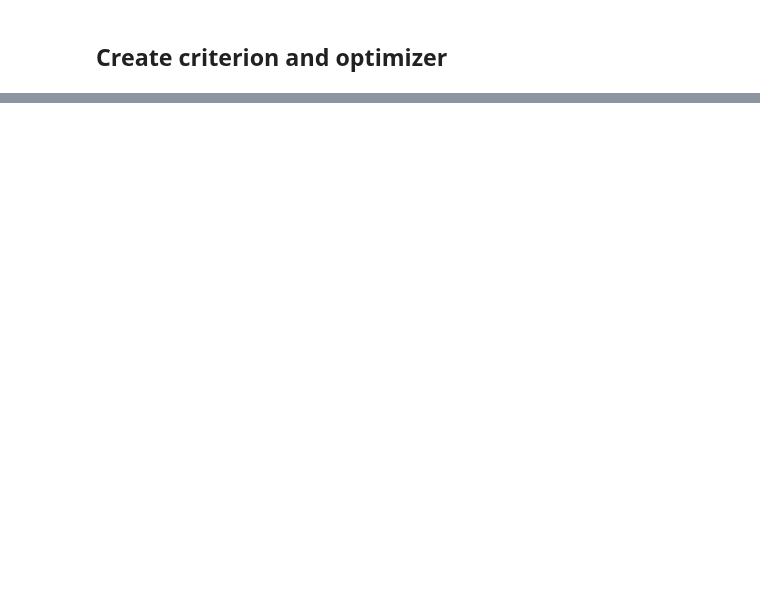
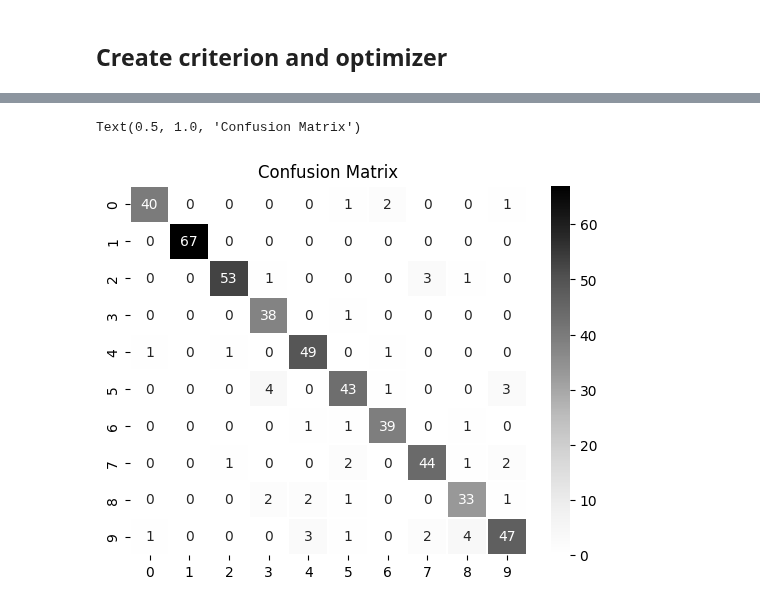
Before and after one commit to mohamedyosef101/learning_area, a Jupyter notebook: PyTorch/02_CNN.ipynb, the cells around one changed output, grey strips where cells are left out. Cells and saved outputs as stored; diff of their text form; code cells hidden in the pictures; blank space fills up the shorter version.

```diff
--- a/PyTorch/02_CNN.ipynb
+++ b/PyTorch/02_CNN.ipynb
@@ -229,0 +370,26 @@ Loss: tensor(2.2576, grad_fn=<NllLossBackward0>)
+# %%
+# confusion matrix
+def confusion_matrix(model, test_data):
+  torch.no_grad() # disable gradient computing
+  model.eval()
+
+  preds, actuals = [], []
+
+  for image, label in test_data:
+    image = image.unsqueeze(0) # add 1 dimension for batching
+    out = model(image)
+
+    pred = torch.max(out, dim=1)[1].item()
+    preds.append(pred)
+    actuals.append(label)
+
+  return metrics.confusion_matrix(preds, actuals)
+
+
+# get the plot
+sns.heatmap(confusion_matrix(model1, mnist_test), linewidths=0.1,
+            annot=True, fmt='g', cmap='Greys')
+plt.title('Confusion Matrix')
+# %% [output]
+Text(0.5, 1.0, 'Confusion Matrix')
+[figure, added]
```
Also changed, not shown: parts of 16 cells of this notebook.
